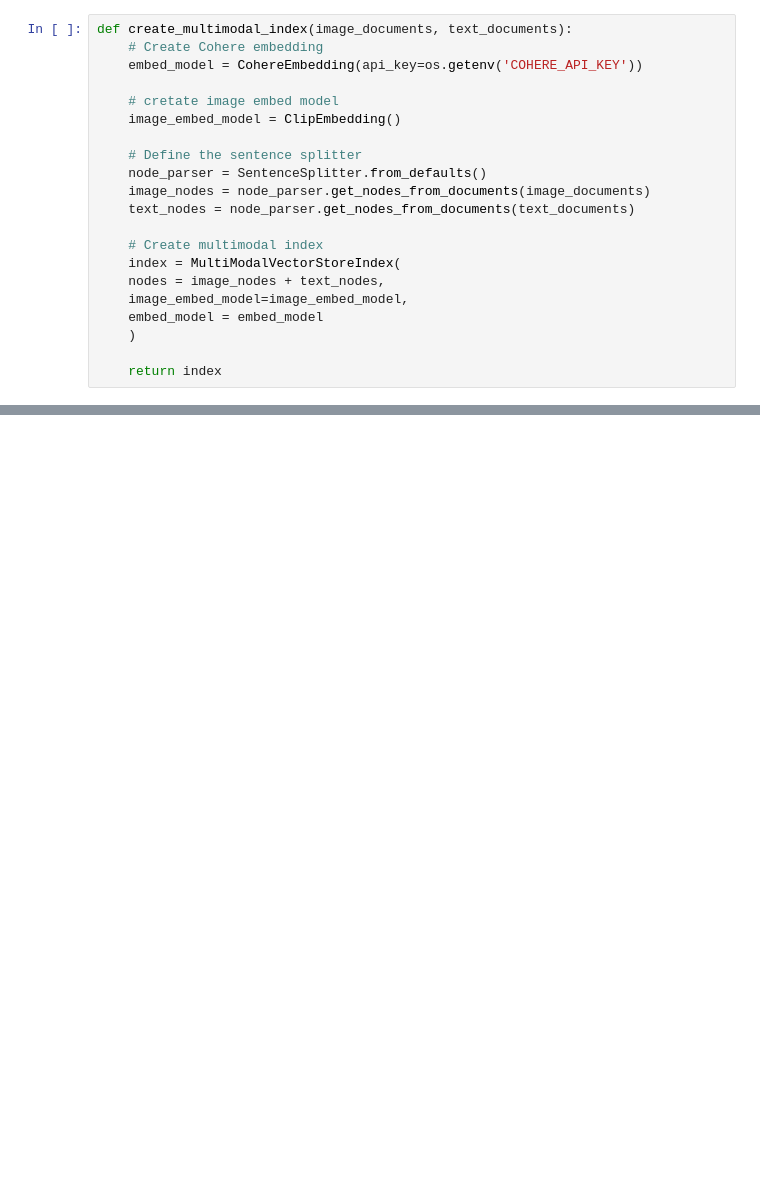
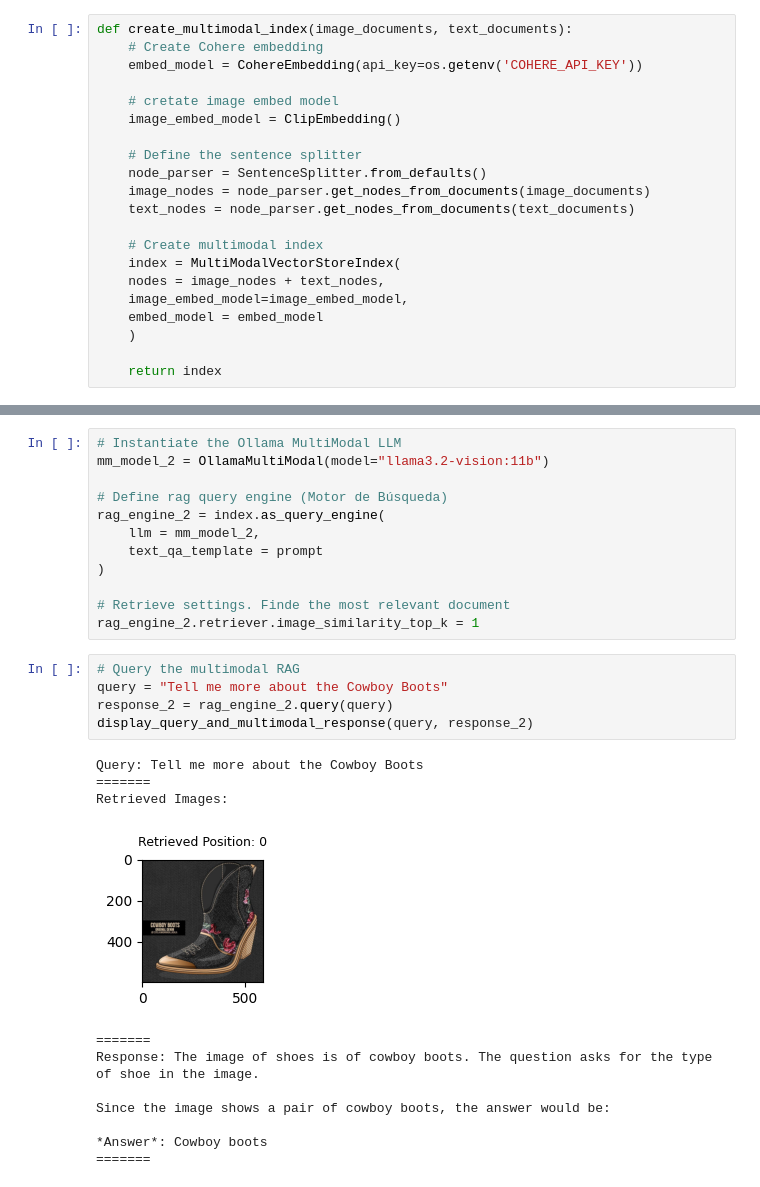
Before and after one commit to estelacode/poc_II_tfg_multimodal_rag_chatbot, a Jupyter notebook: notebooks/poc_multimodal_rag_chatbot.ipynb, the cells around one changed output, grey strips where cells are left out. Saved outputs shown, nothing was run; the diff lists cells and outputs as text; blank space fills up the shorter version.

```diff
--- a/notebooks/poc_multimodal_rag_chatbot.ipynb
+++ b/notebooks/poc_multimodal_rag_chatbot.ipynb
@@ -108,0 +189,29 @@ def create_multimodal_index(image_documents, text_documents):
+# %%
+# Instantiate the Ollama MultiModal LLM
+mm_model_2 = OllamaMultiModal(model="llama3.2-vision:11b")
+
+# Define rag query engine (Motor de Búsqueda)
+rag_engine_2 = index.as_query_engine(
+    llm = mm_model_2,
+    text_qa_template = prompt
+)
+
+# Retrieve settings. Finde the most relevant document
+rag_engine_2.retriever.image_similarity_top_k = 1
+# %%
+# Query the multimodal RAG
+query = "Tell me more about the Cowboy Boots"
+response_2 = rag_engine_2.query(query)
+display_query_and_multimodal_response(query, response_2)
+# %% [output]
+Query: Tell me more about the Cowboy Boots
+=======
+Retrieved Images:
+[figure, added]
+=======
+Response: The image of shoes is of cowboy boots. The question asks for the type of shoe in the image.
+
+Since the image shows a pair of cowboy boots, the answer would be:
+
+*Answer*: Cowboy boots
+=======
```
Also changed, not shown: parts of 30 cells of this notebook, 7 other files.
